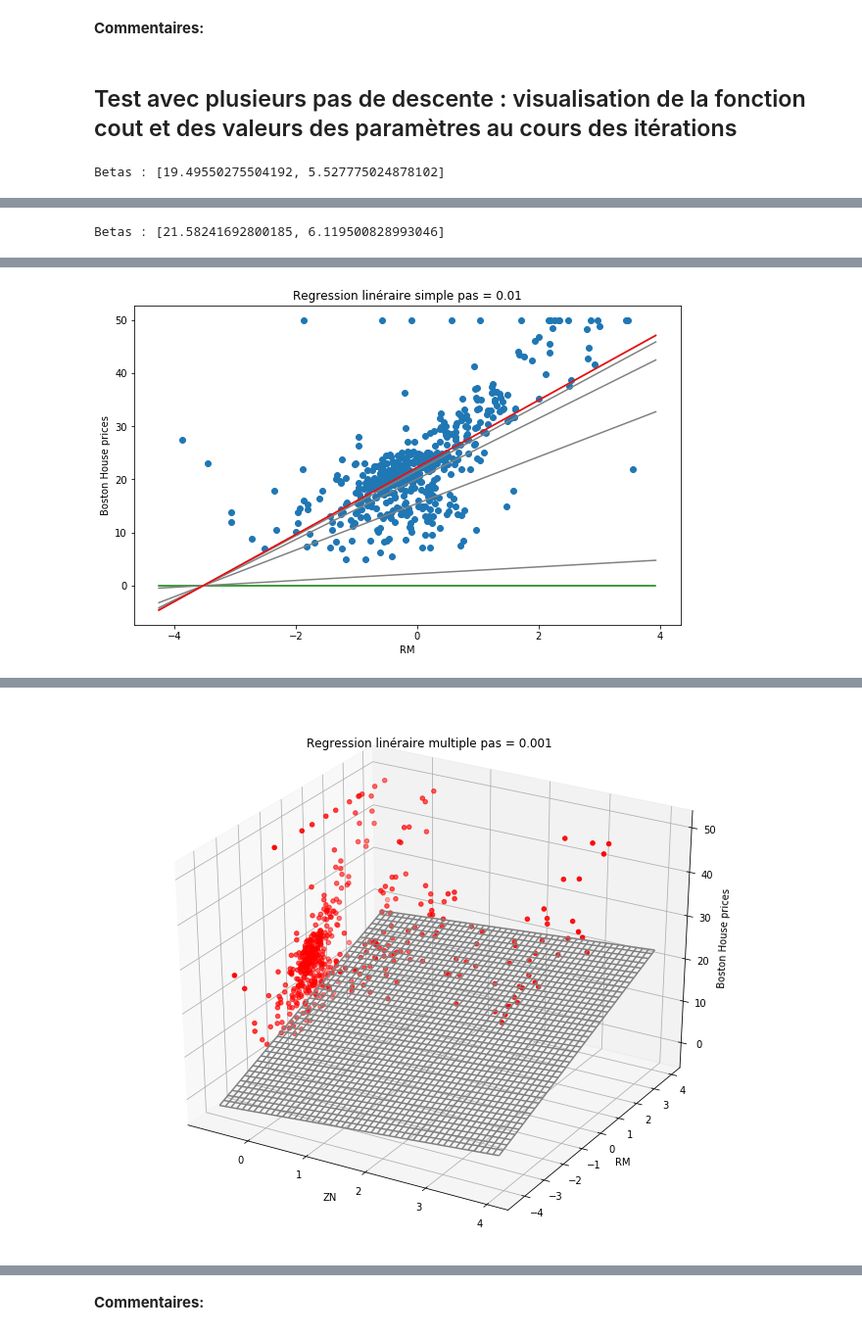
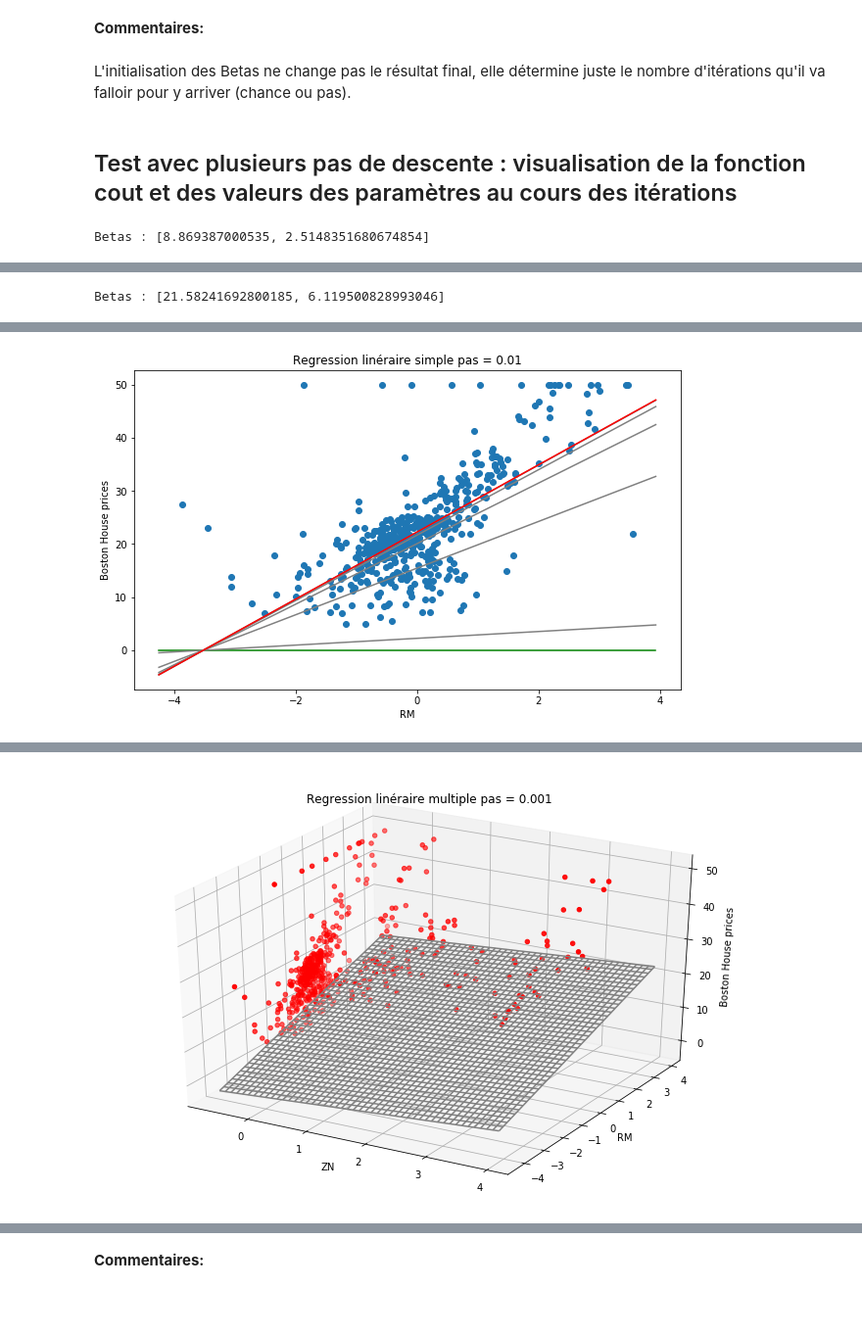
Before and after one commit to MrRedbloX/M1_INFO, a Jupyter notebook: INF2249_AlgorithmiqueDonnees/TP4/AlgoDescGrad.ipynb, the cells around one changed output, grey strips where cells are left out. Shown at 98% size. Cells and saved outputs as stored; diff of their text form; code cells hidden in the pictures; blank space fills up the shorter version.

```diff
--- a/INF2249_AlgorithmiqueDonnees/TP4/AlgoDescGrad.ipynb
+++ b/INF2249_AlgorithmiqueDonnees/TP4/AlgoDescGrad.ipynb
@@ -216,18 +210,17 @@ print(standardisation(x2))
 # %%
 #%% Algo de descente du gradient
 def grad_descent(init,x,y,pas,epsi,ITE_MAX):
+    nbIt = 0
+    x_normalize = standardisation(x)
     cout_arr = []
+    b_arr = []
     B = np.asarray(init).astype(float)
     new_B = B.copy()
-    b_arr = [B]
-    nbIt = 0
-    x_normalize = standardisation(x) #On suppose que le bias est déjà présent
-    #print(stats.describe(x_normalize))
-    old_cout = cout(x_normalize,y,B)
-    new_cout = 0
+    b_arr.append(B.tolist())
+    old_cout = 0
+    new_cout = cout(x_normalize,y,B)
     while(np.abs(new_cout-old_cout)>epsi and nbIt < ITE_MAX):
         new_B = B - pas * grad(x_normalize,y,B)
-        #B = grad(x_normalize,y,B,pas)
         B = new_B.copy()
         old_cout = new_cout
         new_cout = cout(x_normalize,y,B)
@@ -253,8 +246,8 @@ print(c)
 # %% [markdown]
 ## Test avec plusieurs initialisations : visualisation de la fonction cout et des valeurs des paramètres au cours des itérations
 # %%
-def display(title,data_X,data_Y,data_b):
-    print("Betas :",data_b[-1])
+def display(title,data_X,data_Y,data_b,data_c=None):
+    print("\nBetas :",data_b[-1])
     plt.figure(1,figsize=(10,6))
     plt.title(title)
     plt.scatter(standardisation(data_X)[:,1],data_Y)
@@ -270,10 +263,12 @@ def display(title,data_X,data_Y,data_b):
     plt.xlabel(names[k-1])
     plt.ylabel("Boston House prices")
     plt.show()
+    if data_c != None:
+        displayCout(data_c,"regression lineaire simple")
 
-def display3D(title,data_X,data_Y,data_b):
-    print("Betas :",data_b[-1])
-    fig = plt.figure(1,figsize=(12,10))
+def display3D(title,data_X,data_Y,data_b,data_c=None):
+    print("\nBetas :",data_b[-1])
+    fig = plt.figure(1,figsize=(12,8))
     ax = fig.add_subplot(111, projection='3d')
     ax.set_title(title)
     xx = standardisation(data_X)
@@ -290,5 +285,17 @@ def display3D(title,data_X,data_Y,data_b):
     ax.set_ylabel(names[k-1])
     ax.set_zlabel("Boston House prices")
     plt.show()
+    if data_c != None:
+        displayCout(data_c,"regression lineaire multiple")
+
+def displayCout(data_c,title):
+    plt.figure(1,figsize=(10,6))
+    plt.grid()
+    plt.title("Evolution du cout "+title)
+    x = np.linspace(0, len(data_c), len(data_c))
+    plt.plot(x, data_c)
+    plt.xlabel("Nb iterations")
+    plt.ylabel("Cout")
+    plt.show()
 # %%
 # -- Test 1  - reg simple
@@ -313,10 +324,12 @@ Betas : [22.433861705279174, 1.5475207544295073, 5.835166699467881]
 # %% [markdown]
 **Commentaires:**
+# %% [markdown]
+L'initialisation des Betas ne change pas le résultat final, elle détermine juste le nombre d'itérations qu'il va falloir pour y arriver (chance ou pas).
 # %% [markdown]
 ## Test avec plusieurs pas de descente : visualisation de la fonction cout et des valeurs des paramètres au cours des itérations
 # %%
 #-- Test 1  - reg simple
-b, c = grad_descent((0,0),x1,Y,0.001,0.01,10000)
+b, c = grad_descent((0,0),x1,Y,0.001,0.01,500)
 display("Regression linéraire simple pas = 0.001",x1,Y,b)
 b, c = grad_descent((0,0),x1,Y,0.01,0.01,500)
 display("Regression linéraire simple pas = 0.01",x1,Y,b)
@@ -332,4 +345,4 @@ display3D("Regression linéraire multiple pas = 0.01",x2,Y,b)
 b, c = grad_descent((12,1,1),x2,Y,0.1,0.01,500)
 display3D("Regression linéraire multiple pas = 0.1",x2,Y,b)
 # %% [output]
-Betas : [19.49550275504192, 5.527775024878102]
+Betas : [8.869387000535, 2.5148351680674854]
@@ -342 +355 @@ Betas : [8.869387000535006, 1.1282203823608061, 2.4304586900582765]
-[figure, old version]
+[figure, new version]
```
Also changed, not shown: parts of 13 cells of this notebook.
